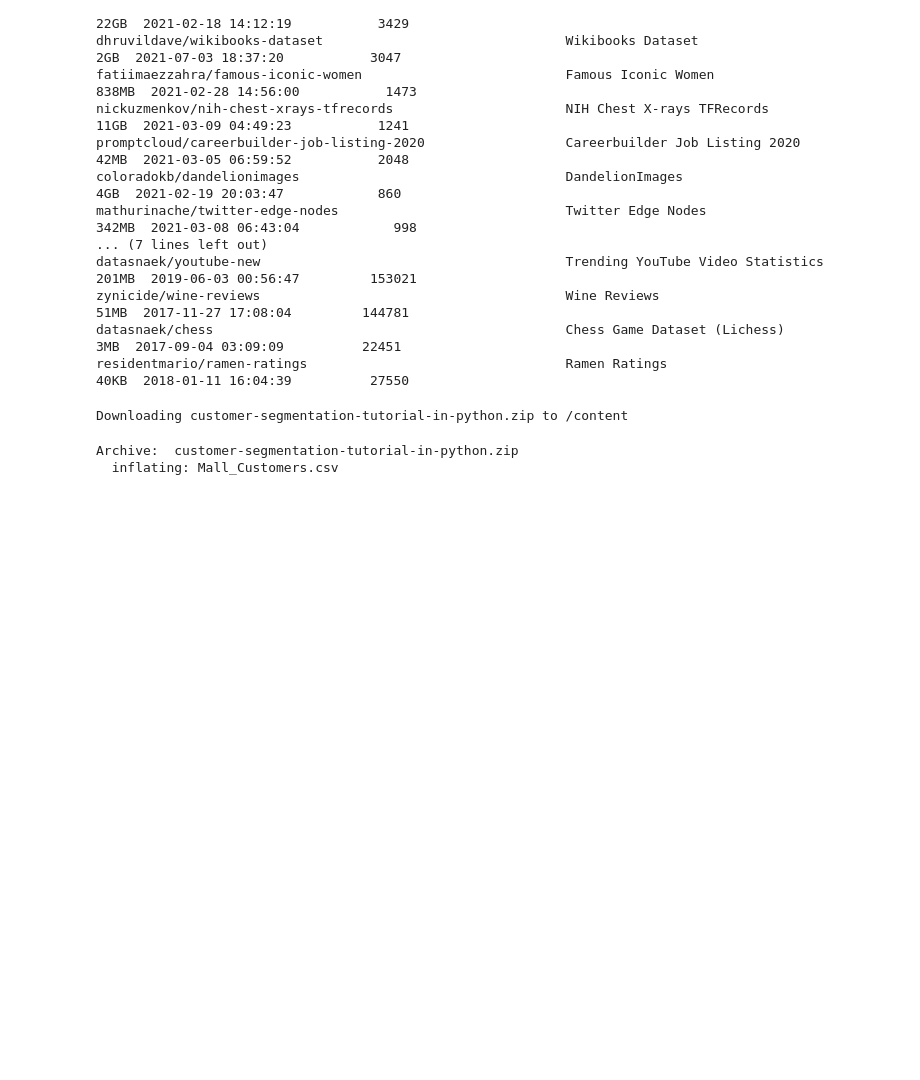
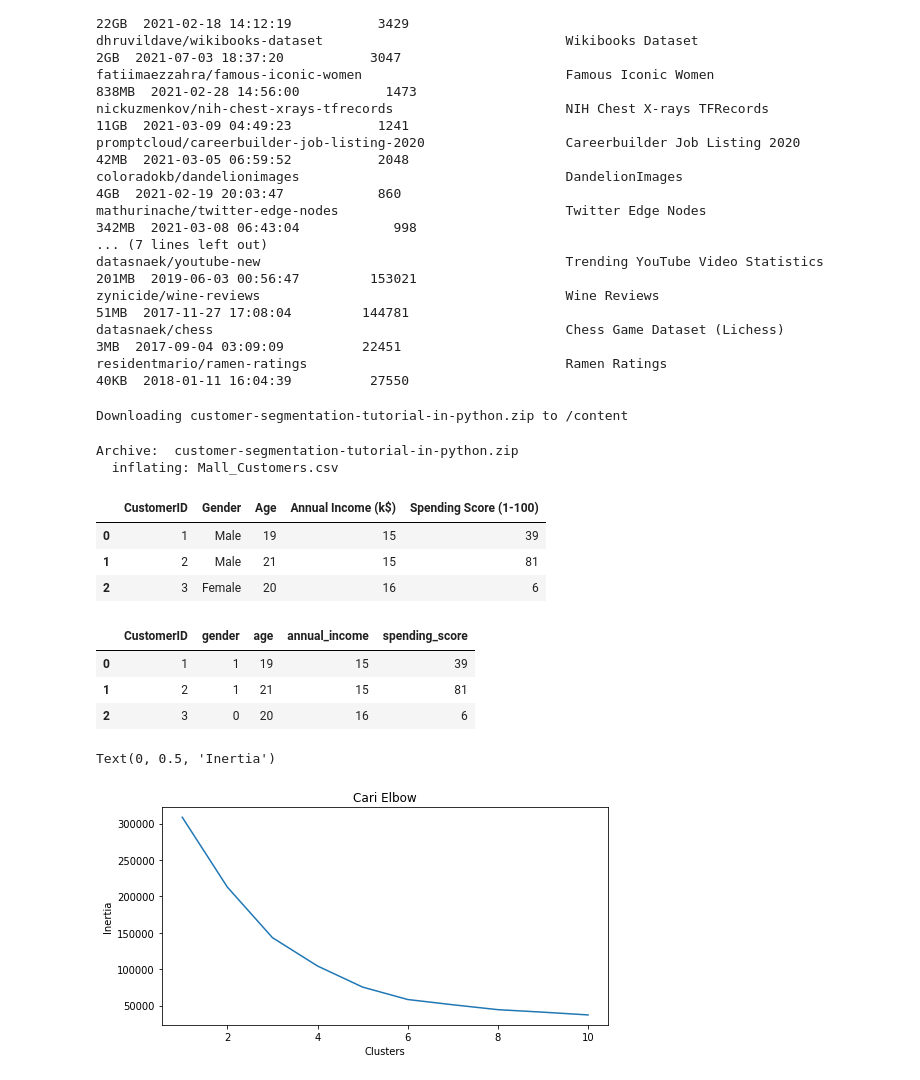
Before and after one commit to cahyaekapermana/learn-machine-learning, a Jupyter notebook: sklearn_kmeans.ipynb, the cells around one changed output. Cells and saved outputs as stored; diff of their text form; code cells hidden in the pictures; blank space fills up the shorter version.

```diff
--- a/sklearn_kmeans.ipynb
+++ b/sklearn_kmeans.ipynb
@@ -49,0 +48,54 @@ import pandas as np
+# %%
+import pandas as pd
+
+#ubah file csv menjadi dataframe
+df = pd.read_csv('Mall_Customers.csv')
+
+# tampilkan 3 baris pertama
+df.head(3)
+# %% [output]
+|  | CustomerID | Gender | Age | Annual Income (k$) | Spending Score (1-100) |
+| 0 | 1 | Male | 19 | 15 | 39 |
+| 1 | 2 | Male | 21 | 15 | 81 |
+| 2 | 3 | Female | 20 | 16 | 6 |
+# %%
+# ubah nama kolom
+df = df.rename(columns={'Gender': 'gender', 'Age': 'age',
+                        'Annual Income (k$)': 'annual_income',
+                        'Spending Score (1-100)': 'spending_score'})
+
+# ubah data kategorik mmenjadi data numerik
+df['gender'].replace(['Female', 'Male'], [0,1], inplace=True)
+
+# tampilkan data yang sudah di preprocess
+df.head(3)
+# %% [output]
+|  | CustomerID | gender | age | annual_income | spending_score |
+| 0 | 1 | 1 | 19 | 15 | 39 |
+| 1 | 2 | 1 | 21 | 15 | 81 |
+| 2 | 3 | 0 | 20 | 16 | 6 |
+# %%
+from sklearn.cluster import KMeans
+
+# menghilangkan kolom customer id dan gender
+X = df.drop(['CustomerID', 'gender'], axis=1)
+
+#membuat list yang berisi inertia
+clusters = []
+for i in range(1,11):
+  km = KMeans(n_clusters=i).fit(X)
+  clusters.append(km.inertia_)
+# %%
+import matplotlib.pyplot as plt
+%matplotlib inline
+import seaborn as sns
+
+# membuat plot inertia
+fig, ax = plt.subplots(figsize=(8, 4))
+sns.lineplot(x=list(range(1, 11)), y=clusters, ax=ax)
+ax.set_title('Cari Elbow')
+ax.set_xlabel('Clusters')
+ax.set_ylabel('Inertia')
+# %% [output]
+Text(0, 0.5, 'Inertia')
+[figure, added]
```
Also changed, not shown: parts of 2 cells of this notebook.
